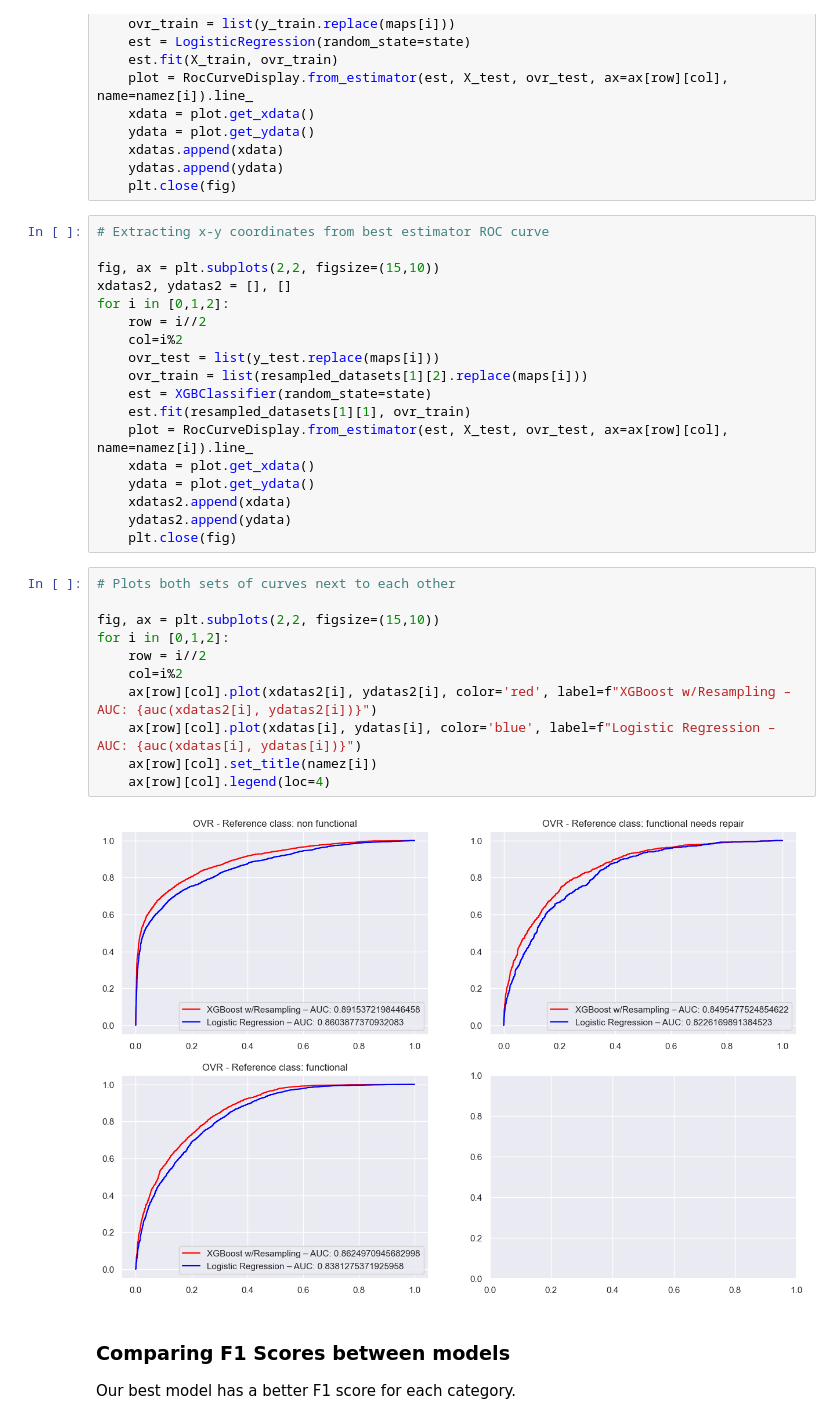
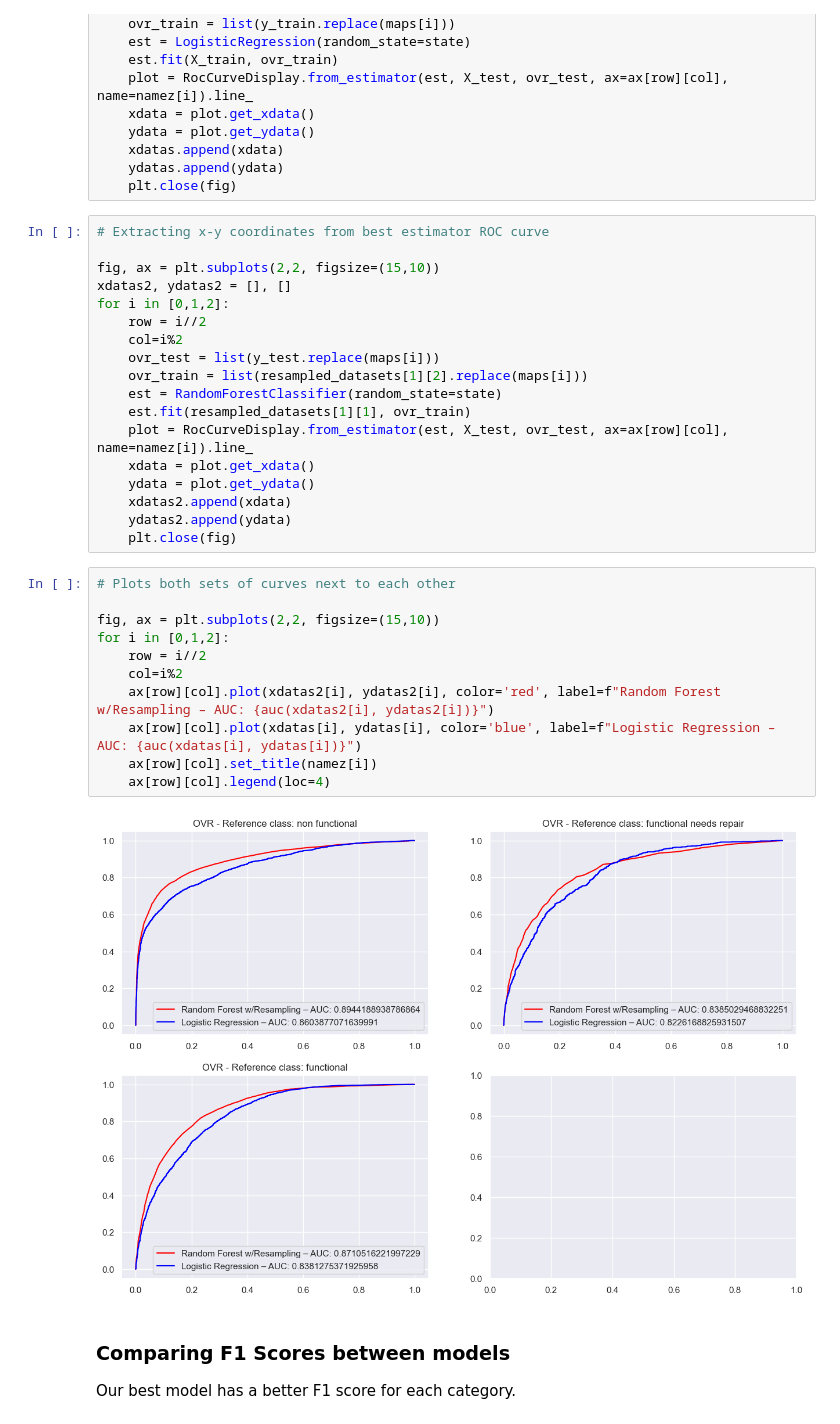
Before and after one commit to Jellohub/phase_3_project, a Jupyter notebook: notebook.ipynb, the cells around one changed output. Cells and saved outputs as stored; diff of their text form.

```diff
--- a/notebook.ipynb
+++ b/notebook.ipynb
@@ -946,7 +963,7 @@ for i in [0,1,2]:
     col=i%2
     ovr_test = list(y_test.replace(maps[i]))
     ovr_train = list(resampled_datasets[1][2].replace(maps[i]))
-    est = XGBClassifier(random_state=state)
+    est = RandomForestClassifier(random_state=state)
     est.fit(resampled_datasets[1][1], ovr_train)
     plot = RocCurveDisplay.from_estimator(est, X_test, ovr_test, ax=ax[row][col], name=namez[i]).line_
     xdata = plot.get_xdata()
@@ -957,16 +974,16 @@ for i in [0,1,2]:
 # %%
 # Plots both sets of curves next to each other
 
 fig, ax = plt.subplots(2,2, figsize=(15,10))
 for i in [0,1,2]:
     row = i//2
     col=i%2
-    ax[row][col].plot(xdatas2[i], ydatas2[i], color='red', label=f"XGBoost w/Resampling – AUC: {auc(xdatas2[i], ydatas2[i])}")
+    ax[row][col].plot(xdatas2[i], ydatas2[i], color='red', label=f"Random Forest w/Resampling – AUC: {auc(xdatas2[i], ydatas2[i])}")
     ax[row][col].plot(xdatas[i], ydatas[i], color='blue', label=f"Logistic Regression – AUC: {auc(xdatas[i], ydatas[i])}")
     ax[row][col].set_title(namez[i])
     ax[row][col].legend(loc=4)
 # %% [output]
-[figure, old version]
+[figure, new version]
 # %% [markdown]
 ### Comparing F1 Scores between models
 
```
Also changed, not shown: parts of 20 cells of this notebook, 18 other files.
